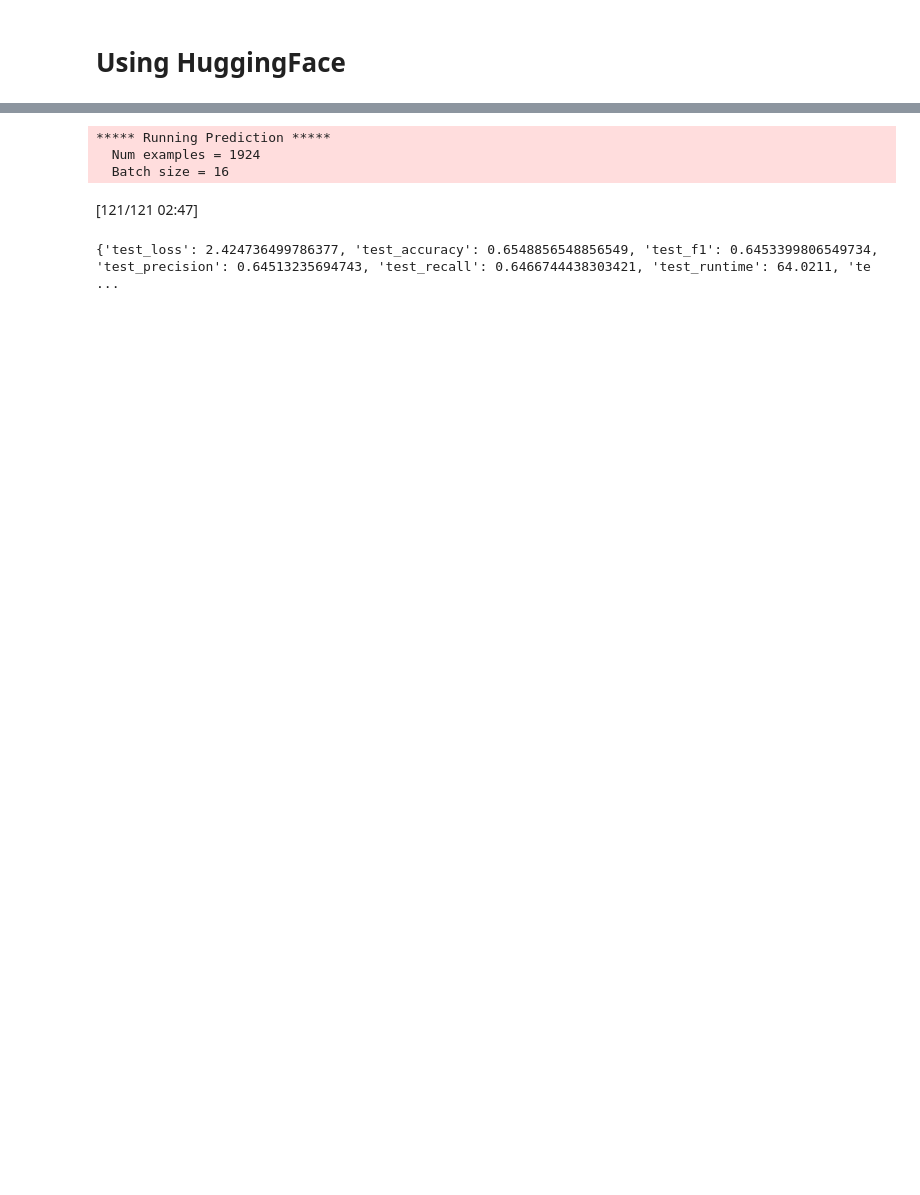
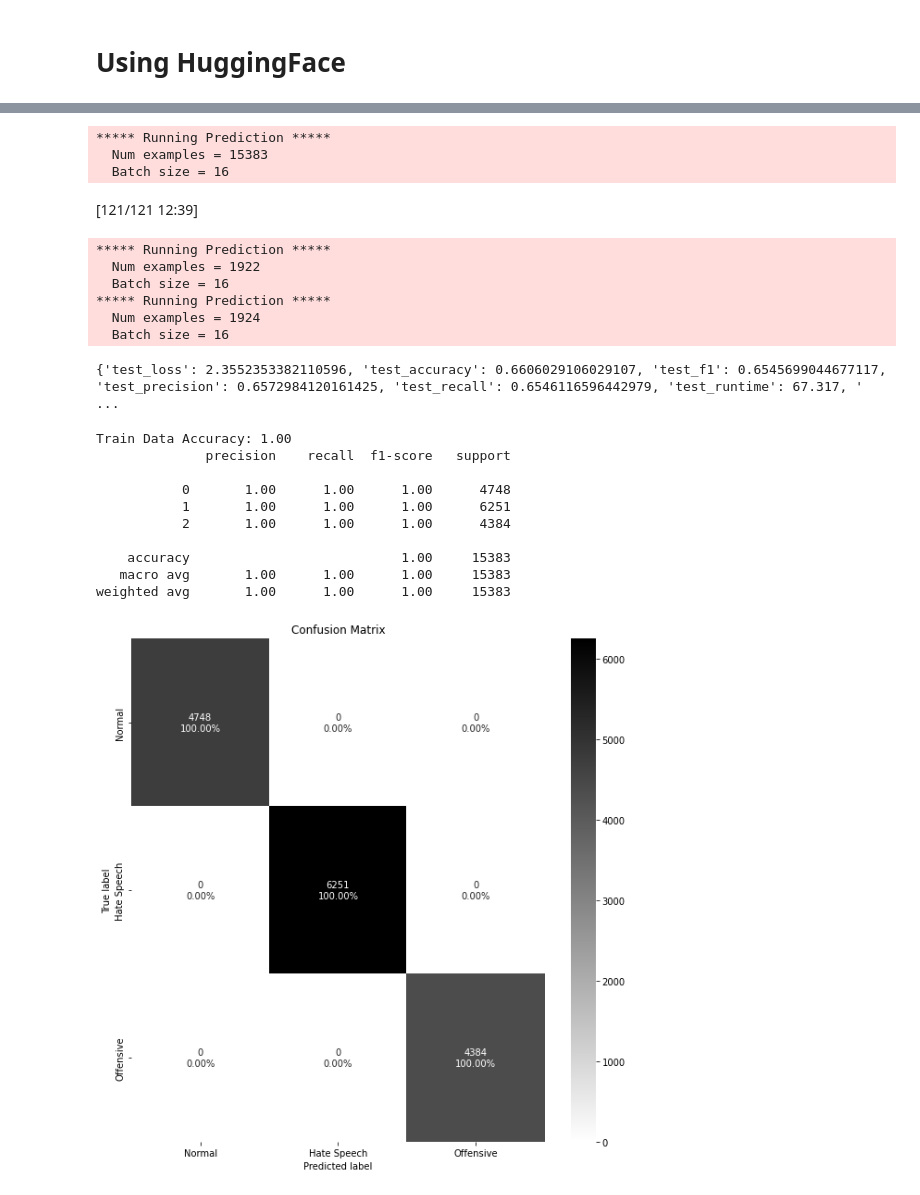
Before and after one commit to hwalli92/nlp_project, a Jupyter notebook: DistilBERT.ipynb, the cells around one changed output, grey strips where cells are left out. Cells and saved outputs as stored; diff of their text form; code cells hidden in the pictures; blank space fills up the shorter version.

```diff
--- a/DistilBERT.ipynb
+++ b/DistilBERT.ipynb
@@ -446,9 +460,47 @@ Model weights saved in ./checkpoint-2000/pytorch_model.bin
 # %%
+train_output = trainer.predict(test_dataset=tok_train_ds)
+val_output = trainer.predict(test_dataset=tok_val_ds)
 test_output = trainer.predict(test_dataset=tok_test_ds)
 print(test_output.metrics)
 # %% [output]
 ***** Running Prediction *****
-  Num examples = 1924
+  Num examples = 15383
   Batch size = 16
-[121/121 02:47]
+[121/121 12:39]
-{'test_loss': 2.424736499786377, 'test_accuracy': 0.6548856548856549, 'test_f1': 0.6453399806549734, 'test_precision': 0.64513235694743, 'test_recall': 0.6466744438303421, 'test_runtime': 64.0211, 'te ...
+***** Running Prediction *****
+  Num examples = 1922
+  Batch size = 16
+***** Running Prediction *****
+  Num examples = 1924
+  Batch size = 16
+{'test_loss': 2.3552353382110596, 'test_accuracy': 0.6606029106029107, 'test_f1': 0.6545699044677117, 'test_precision': 0.6572984120161425, 'test_recall': 0.6546116596442979, 'test_runtime': 67.317, ' ...
+# %%
+print("Train Data Accuracy: {0:0.2f}".format(accuracy_score(y_train_true, train_output.label_ids)))
+
+print(classification_report(y_train_true, train_output.label_ids))
+cf_matrix = confusion_matrix(y_train_true, train_output.label_ids)
+
+label_counts = ["{}".format(value) for value in cf_matrix.flatten()]
+label_percents = ["{0:.2%}".format(value / np.sum(row)) for row in cf_matrix for value in row]
+
+box_labels = [f"{v1}\n{v2}\n".strip() for v1, v2 in zip(label_counts,label_percents)]
+box_labels = np.asarray(box_labels).reshape(cf_matrix.shape[0], cf_matrix.shape[1])
+
+plt.figure(figsize=(10,10))
+sns.heatmap(cf_matrix, xticklabels=["Normal", "Hate Speech", "Offensive"], yticklabels=["Normal", "Hate Speech", "Offensive"], annot=box_labels, cmap='binary', fmt='')
+plt.title("Confusion Matrix")
+plt.ylabel('True label')
+plt.xlabel('Predicted label')
+plt.show()
+# %% [output]
+Train Data Accuracy: 1.00
+              precision    recall  f1-score   support
+
+           0       1.00      1.00      1.00      4748
+           1       1.00      1.00      1.00      6251
+           2       1.00      1.00      1.00      4384
+
+    accuracy                           1.00     15383
+   macro avg       1.00      1.00      1.00     15383
+weighted avg       1.00      1.00      1.00     15383
+[figure, added]
```
Also changed, not shown: parts of 19 cells of this notebook.
